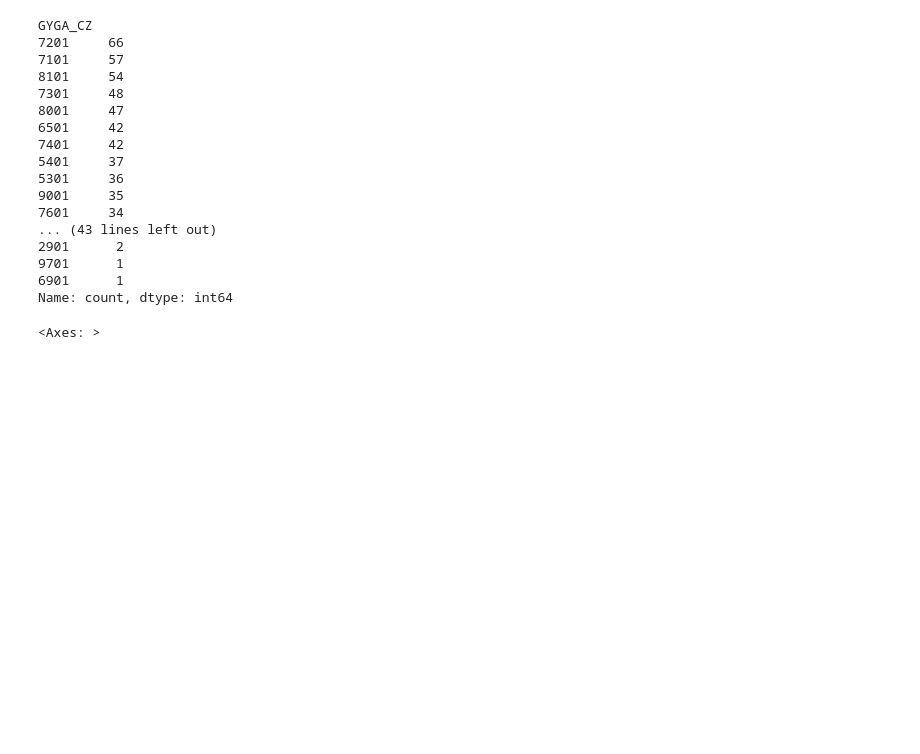
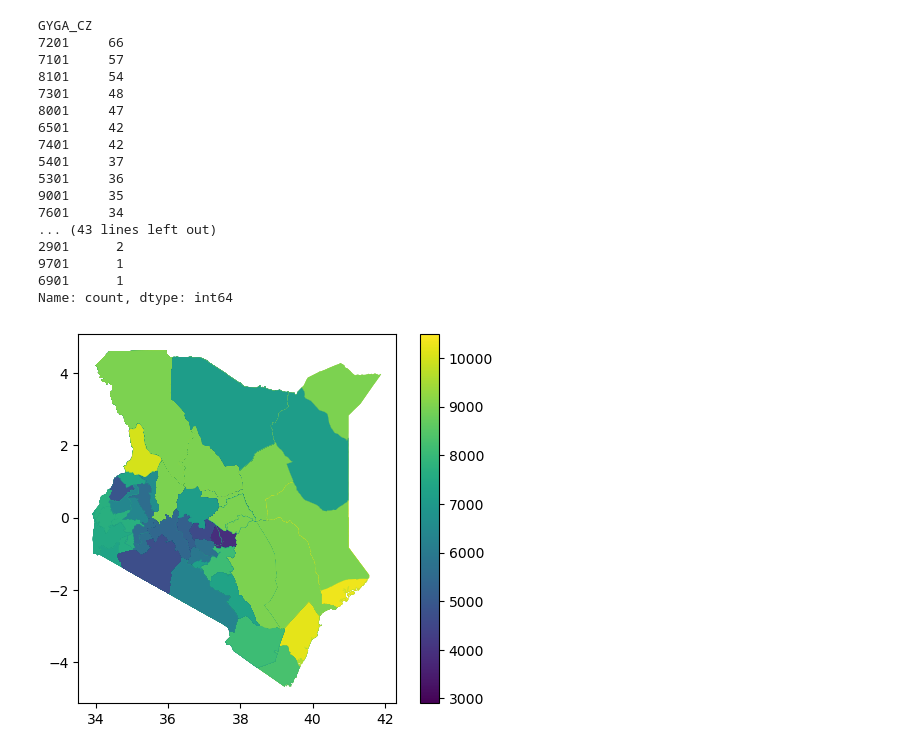
Before and after one commit to CWanderi/capstone_project, a Jupyter notebook: capstone_project.ipynb, the cells around one changed output. Drawn from its saved outputs; the diff is of its cells as text; code cells hidden in the pictures; blank space fills up the shorter version.

```diff
--- a/capstone_project.ipynb
+++ b/capstone_project.ipynb
@@ -682,7 +606,8 @@ GYGA_CZ
 9701      1
 6901      1
 Name: count, dtype: int64
-# %%
-kenya_climate.plot()
-# %% [output]
-<Axes: >
+# %%
+kenya_climate.plot('GYGA_CZ', legend=True)
+plt.show()
+# %% [output]
+[figure, added]
```
Also changed, not shown: parts of 20 cells of this notebook.
